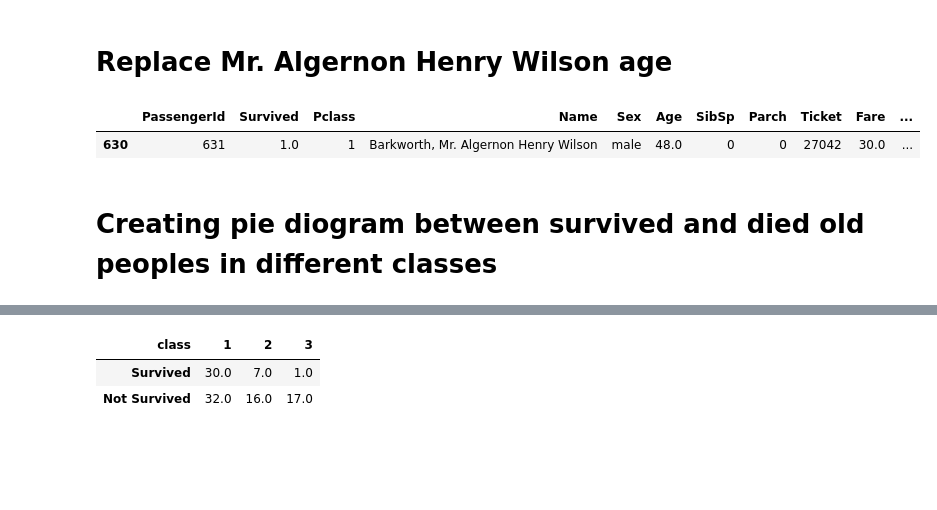
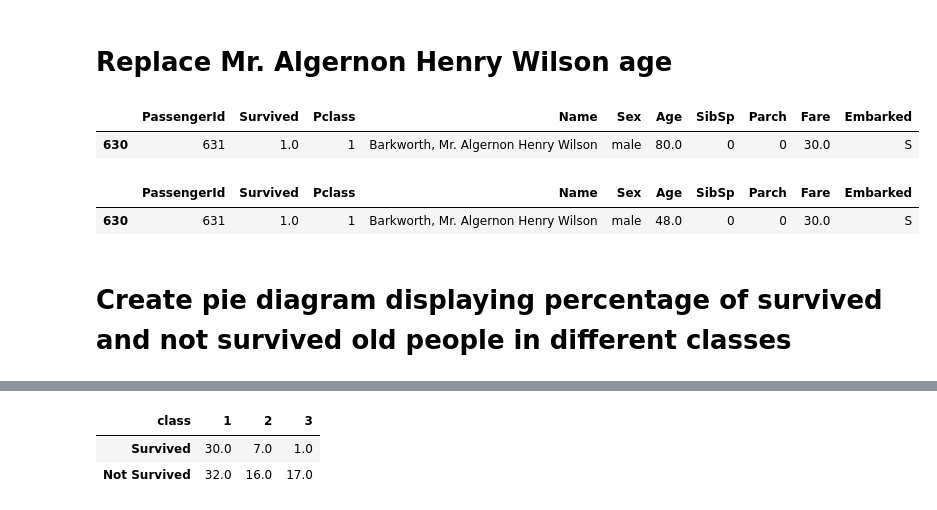
Before and after one commit to u2-de-students-lab/titanic_exploration, a Jupyter notebook: oleggerasinovich/Titanic.ipynb, the cells around one changed output, grey strips where cells are left out. Drawn from its saved outputs; the diff is of its cells as text; code cells hidden in the pictures; blank space fills up the shorter version.

```diff
--- a/oleggerasinovich/Titanic.ipynb
+++ b/oleggerasinovich/Titanic.ipynb
@@ -22,7 +51,7 @@ titanic
 # %%
 titanic.dropna(subset=['Age', 'Survived'], inplace=True)
 
-titanic.drop(columns=['Ticket', 'Cabin'])
+titanic.drop(columns=['Ticket', 'Cabin'], inplace=True)
 
 titanic
 # %% [output]
@@ -30,10 +71,10 @@ NameError: name 'titanic' is not defined
 # %% [markdown]
 # Replace Mr. Algernon Henry Wilson age
 # %%
-titanic.loc[titanic['Name'] == 'Barkworth, Mr. Algernon Henry Wilson']
+titanic[titanic['Name'] == 'Barkworth, Mr. Algernon Henry Wilson']
 # %% [output]
-|  | PassengerId | Survived | Pclass | Name | Sex | Age | SibSp | Parch | Ticket | Fare | ... |
-| 630 | 631 | 1.0 | 1 | Barkworth, Mr. Algernon Henry Wilson | male | 48.0 | 0 | 0 | 27042 | 30.0 | ... |
+|  | PassengerId | Survived | Pclass | Name | Sex | Age | SibSp | Parch | Fare | Embarked |
+| 630 | 631 | 1.0 | 1 | Barkworth, Mr. Algernon Henry Wilson | male | 80.0 | 0 | 0 | 30.0 | S |
 # %%
 birth_day = datetime.datetime(1864, 6, 4)
 
@@ -43,11 +84,14 @@ difference = titanic_date -  birth_day
 
 real_age = difference.days // 360
 
-titanic['Age'] = np.where(titanic["Name"] == 'Barkworth, Mr. Algernon Henry Wilson', real_age, titanic['Age'])
+titanic.loc[titanic['Name'] == 'Barkworth, Mr. Algernon Henry Wilson', 'Age'] = real_age
 
-titanic.loc[titanic['Name'] == 'Barkworth, Mr. Algernon Henry Wilson']
+titanic[titanic['Name'] == 'Barkworth, Mr. Algernon Henry Wilson']
+# %% [output]
+|  | PassengerId | Survived | Pclass | Name | Sex | Age | SibSp | Parch | Fare | Embarked |
+| 630 | 631 | 1.0 | 1 | Barkworth, Mr. Algernon Henry Wilson | male | 48.0 | 0 | 0 | 30.0 | S |
 # %% [markdown]
-# Creating pie diogram between survived and died old peoples in different classes
+# Create pie diagram displaying percentage of survived and not survived old people in different classes
 # %%
 age = titanic.loc[titanic['Age'] > 45]
 
```
Also changed, not shown: parts of 18 cells of this notebook.
